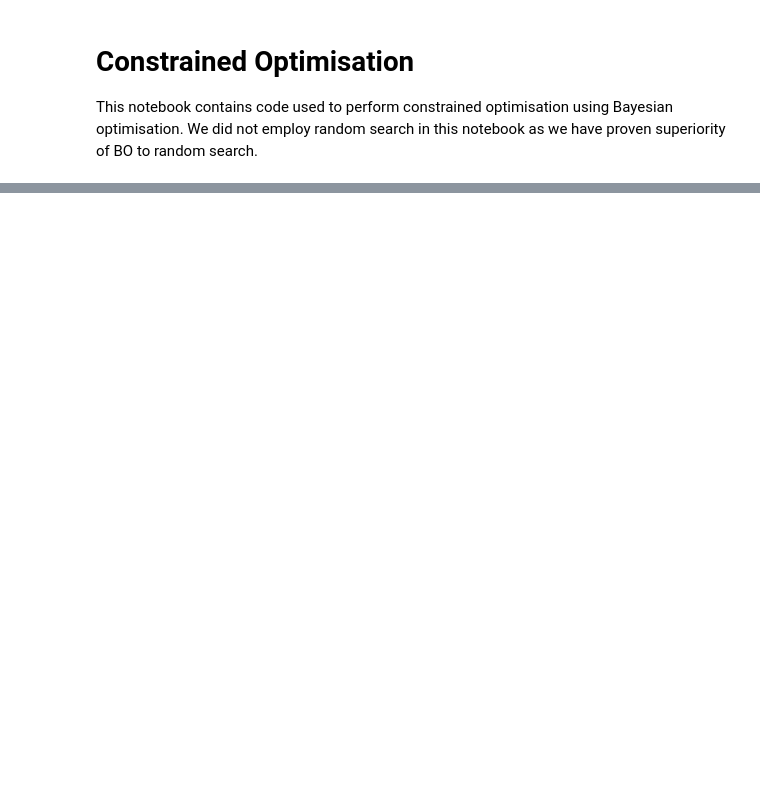
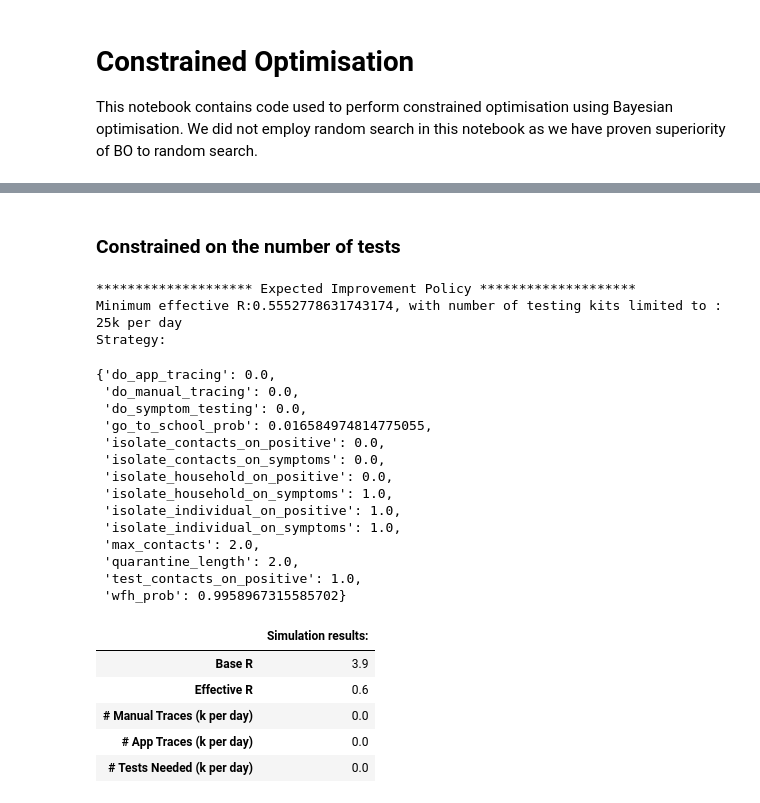
Before and after one commit to maleakhiw/gaussian-processes-tti-explorer, a Jupyter notebook: notebooks/constrained-strategy-optimisation.ipynb, the cells around one changed output, grey strips where cells are left out. Saved outputs shown, nothing was run; the diff lists cells and outputs as text; code cells hidden in the pictures; blank space fills up the shorter version.

```diff
--- a/notebooks/constrained-strategy-optimisation.ipynb
+++ b/notebooks/constrained-strategy-optimisation.ipynb
@@ -46,0 +71,4 @@ nppl = 120
+# %%
+# Generate fixed list of cases and contacts for reproducibility
+n_cases = 10000
+list_cases, list_contacts = generate_cases(n_cases)
@@ -46,0 +133,2 @@ nppl = 120
+# %% [markdown]
+### Constrained on the number of tests
@@ -46,0 +170,47 @@ nppl = 120
+# %%
+## Expected Improvement Policy
+print("*"*20, "Expected Improvement Policy" ,"*"*20)
+print(f"Minimum effective R:0.5552778631743174, with number of testing kits limited to : 25k per day")
+print("Strategy:")
+res = {'do_app_tracing': 0.0,
+ 'do_manual_tracing': 0.0,
+ 'do_symptom_testing': 0.0,
+ 'go_to_school_prob': 0.016584974814775055,
+ 'isolate_contacts_on_positive': 0.0,
+ 'isolate_contacts_on_symptoms': 0.0,
+ 'isolate_household_on_positive': 0.0,
+ 'isolate_household_on_symptoms': 1.0,
+ 'isolate_individual_on_positive': 1.0,
+ 'isolate_individual_on_symptoms': 1.0,
+ 'max_contacts': 2.0,
+ 'quarantine_length': 2.0,
+ 'test_contacts_on_positive': 1.0,
+ 'wfh_prob': 0.9958967315585702}
+display(res)
+
+# Display other key results
+summarise_search_result(res, list_cases, list_contacts)
+# %% [output]
+******************** Expected Improvement Policy ********************
+Minimum effective R:0.5552778631743174, with number of testing kits limited to : 25k per day
+Strategy:
+{'do_app_tracing': 0.0,
+ 'do_manual_tracing': 0.0,
+ 'do_symptom_testing': 0.0,
+ 'go_to_school_prob': 0.016584974814775055,
+ 'isolate_contacts_on_positive': 0.0,
+ 'isolate_contacts_on_symptoms': 0.0,
+ 'isolate_household_on_positive': 0.0,
+ 'isolate_household_on_symptoms': 1.0,
+ 'isolate_individual_on_positive': 1.0,
+ 'isolate_individual_on_symptoms': 1.0,
+ 'max_contacts': 2.0,
+ 'quarantine_length': 2.0,
+ 'test_contacts_on_positive': 1.0,
+ 'wfh_prob': 0.9958967315585702}
+|  | Simulation results: |
+| Base R | 3.9 |
+| Effective R | 0.6 |
+| # Manual Traces (k per day) | 0.0 |
+| # App Traces (k per day) | 0.0 |
+| # Tests Needed (k per day) | 0.0 |
```
Also changed, not shown: parts of 37 cells of this notebook, 6 other files.
